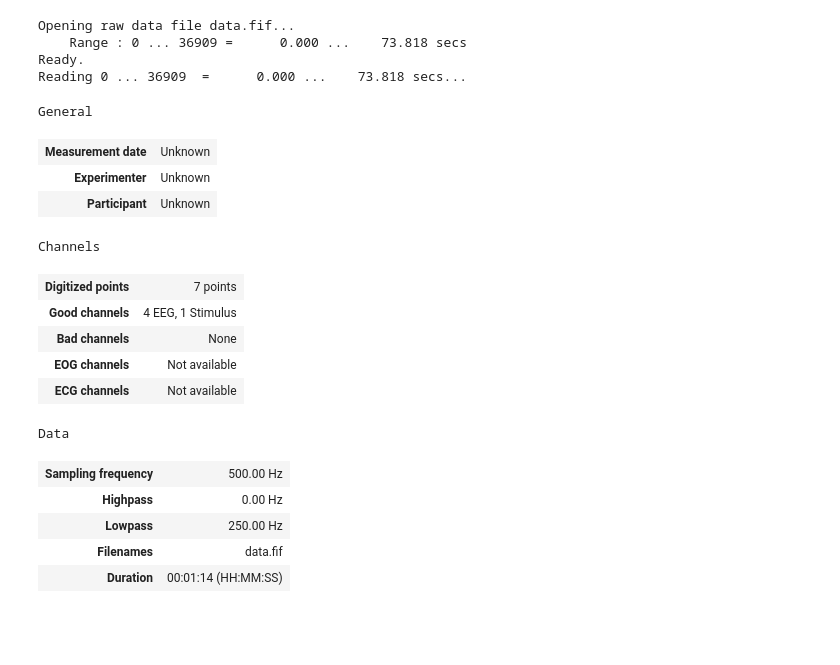
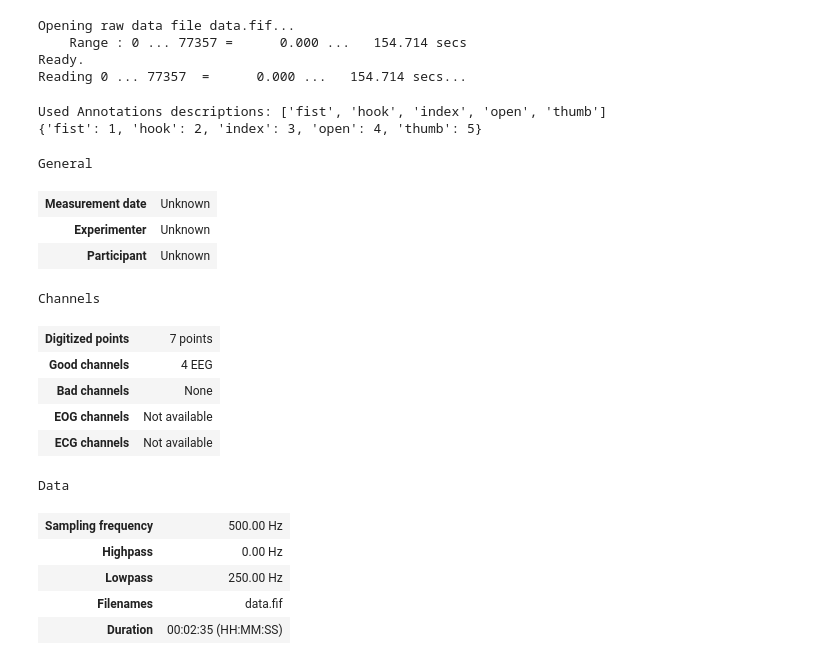
Before and after one commit to frhnfrnk/capstone, a Jupyter notebook: classification/main.ipynb, the cells around one changed output. Saved outputs shown, nothing was run; the diff lists cells and outputs as text; code cells hidden in the pictures; blank space fills up the shorter version.

```diff
--- a/classification/main.ipynb
+++ b/classification/main.ipynb
@@ -4,31 +4,33 @@ import mne
 import numpy as np
 
 raw = mne.io.read_raw_fif('data.fif', preload=True)
-
-new_annot = mne.Annotations(onset=[10, 20, 30], duration=[1, 2, 3], description=['foo', 'bar', 'baz']) # create new annotations
-
-raw.set_annotations(new_annot) # set new annotations
 # %% [output]
 Opening raw data file data.fif...
-    Range : 0 ... 36909 =      0.000 ...    73.818 secs
+    Range : 0 ... 77357 =      0.000 ...   154.714 secs
 Ready.
-Reading 0 ... 36909  =      0.000 ...    73.818 secs...
+Reading 0 ... 77357  =      0.000 ...   154.714 secs...
-General
-| Measurement date | Unknown |
-| Experimenter | Unknown |
-| Participant | Unknown |
-Channels
-| Digitized points | 7 points |
-| Good channels | 4 EEG, 1 Stimulus |
-| Bad channels | None |
-| EOG channels | Not available |
-| ECG channels | Not available |
-Data
-| Sampling frequency | 500.00 Hz |
-| Highpass | 0.00 Hz |
-| Lowpass | 250.00 Hz |
-| Filenames | data.fif |
-| Duration | 00:01:14 (HH:MM:SS) |
 # %%
-events, _ = mne.events_from_annotations(raw)
-print(events)
+events, events_id = mne.events_from_annotations(raw)
+print(events_id)
+# %% [output]
+Used Annotations descriptions: ['fist', 'hook', 'index', 'open', 'thumb']
+{'fist': 1, 'hook': 2, 'index': 3, 'open': 4, 'thumb': 5}
+# %%
+raw.load_data()
+# %% [output]
+General
+| Measurement date | Unknown |
+| Experimenter | Unknown |
+| Participant | Unknown |
+Channels
+| Digitized points | 7 points |
+| Good channels | 4 EEG |
+| Bad channels | None |
+| EOG channels | Not available |
+| ECG channels | Not available |
+Data
+| Sampling frequency | 500.00 Hz |
+| Highpass | 0.00 Hz |
+| Lowpass | 250.00 Hz |
+| Filenames | data.fif |
+| Duration | 00:02:35 (HH:MM:SS) |
```
Also changed, not shown: parts of 7 cells of this notebook, 1 other file.
